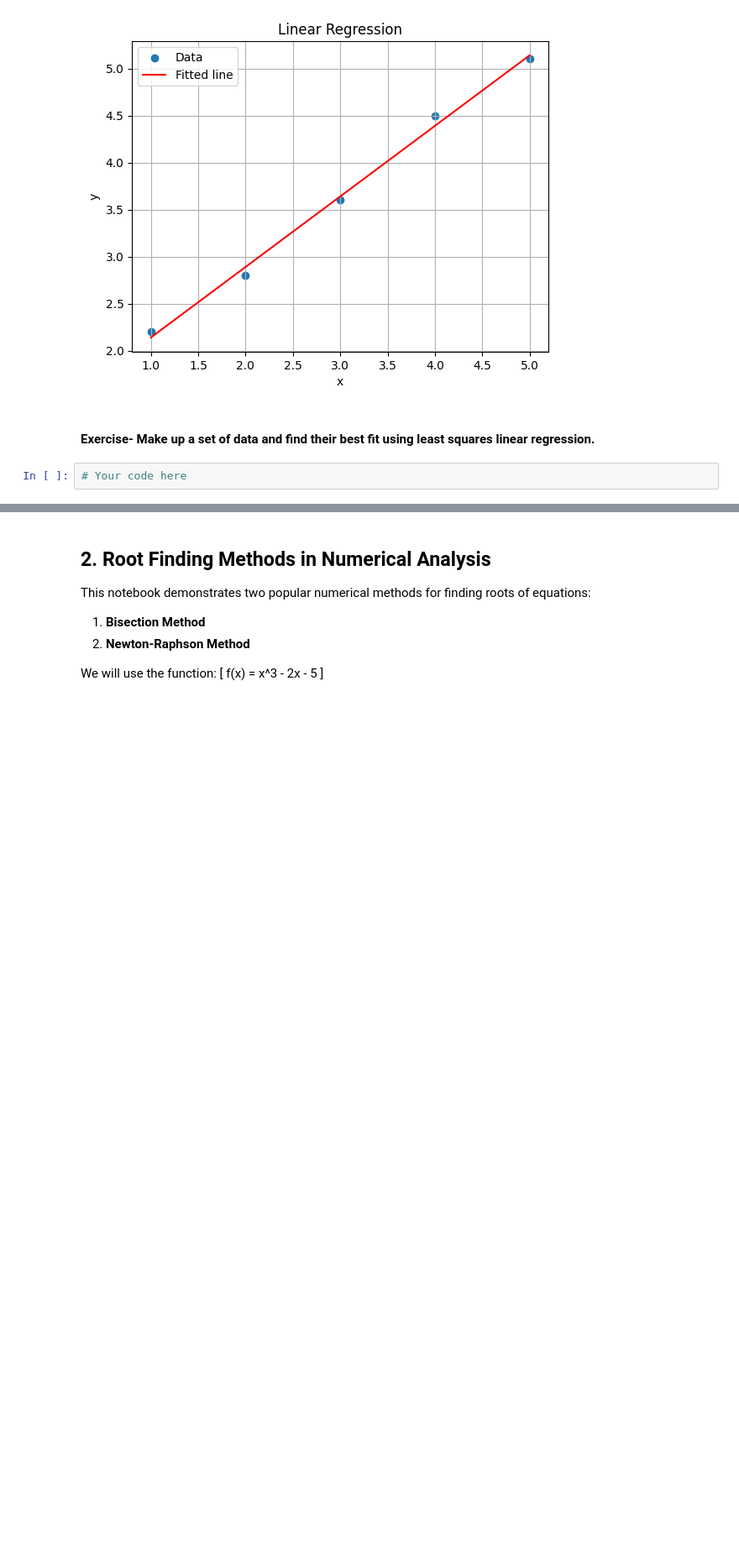
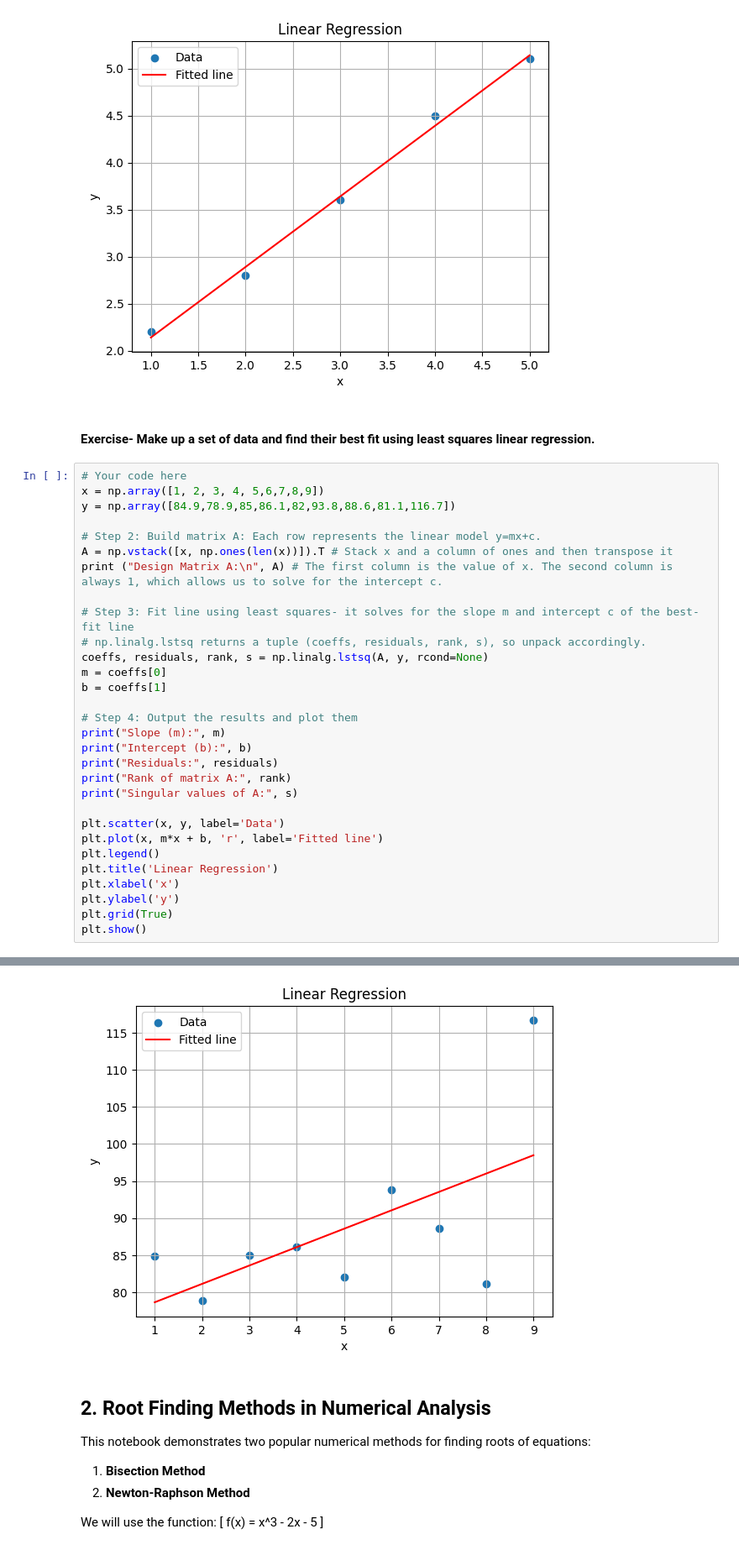
Before and after one commit to JakeC05/Engineering-Methods, a Jupyter notebook: Lecture 9 Basic_Numerical_Methods.ipynb, the cells around one changed output, grey strips where cells are left out. Shown: that part at 84% size. Cells and saved outputs as stored; diff of their text form; blank space fills up the shorter version.

```diff
--- a/Lecture 9 Basic_Numerical_Methods.ipynb
+++ b/Lecture 9 Basic_Numerical_Methods.ipynb
@@ -77,3 +77,32 @@ Singular values of A: [7.69121313 0.91936964]
 #### Exercise- Make up a set of data and find their best fit using least squares linear regression.
 # %%
 # Your code here
+x = np.array([1, 2, 3, 4, 5,6,7,8,9])
+y = np.array([84.9,78.9,85,86.1,82,93.8,88.6,81.1,116.7])
+
+# Step 2: Build matrix A: Each row represents the linear model y=mx+c.
+A = np.vstack([x, np.ones(len(x))]).T # Stack x and a column of ones and then transpose it
+print ("Design Matrix A:\n", A) # The first column is the value of x. The second column is always 1, which allows us to solve for the intercept c.
+
+# Step 3: Fit line using least squares- it solves for the slope m and intercept c of the best-fit line
+# np.linalg.lstsq returns a tuple (coeffs, residuals, rank, s), so unpack accordingly.
+coeffs, residuals, rank, s = np.linalg.lstsq(A, y, rcond=None)
+m = coeffs[0]
+b = coeffs[1]
+
+# Step 4: Output the results and plot them
+print("Slope (m):", m)
+print("Intercept (b):", b)
+print("Residuals:", residuals)
+print("Rank of matrix A:", rank)
+print("Singular values of A:", s)
+
+plt.scatter(x, y, label='Data')
+plt.plot(x, m*x + b, 'r', label='Fitted line')
+plt.legend()
+plt.title('Linear Regression')
+plt.xlabel('x')
+plt.ylabel('y')
+plt.grid(True)
+plt.show()
+# %% [output]
@@ -80,3 +124,4 @@ Singular values of A: [7.69121313 0.91936964]
+[figure, added]
 # %% [markdown]
 
 ## 2. Root Finding Methods in Numerical Analysis
```
Also changed, not shown: parts of 2 cells of this notebook, 1 other file.
